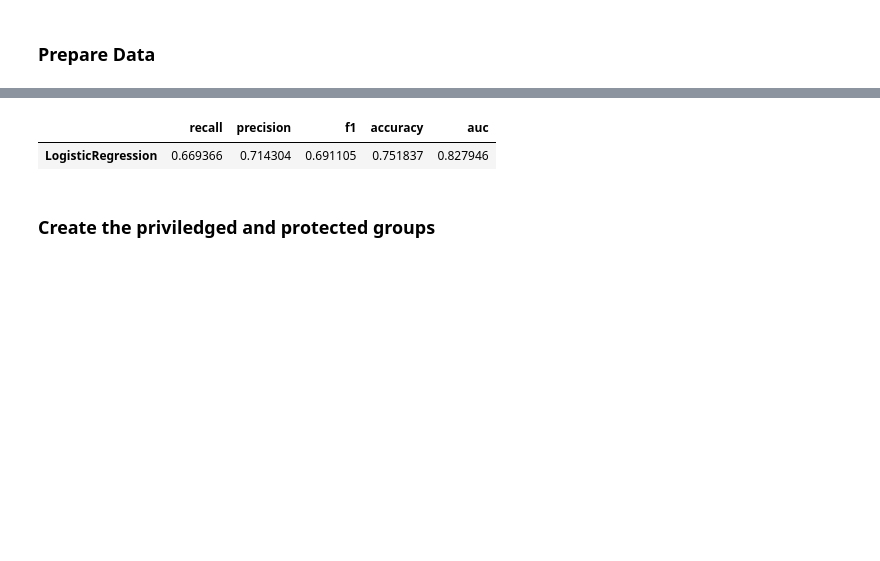
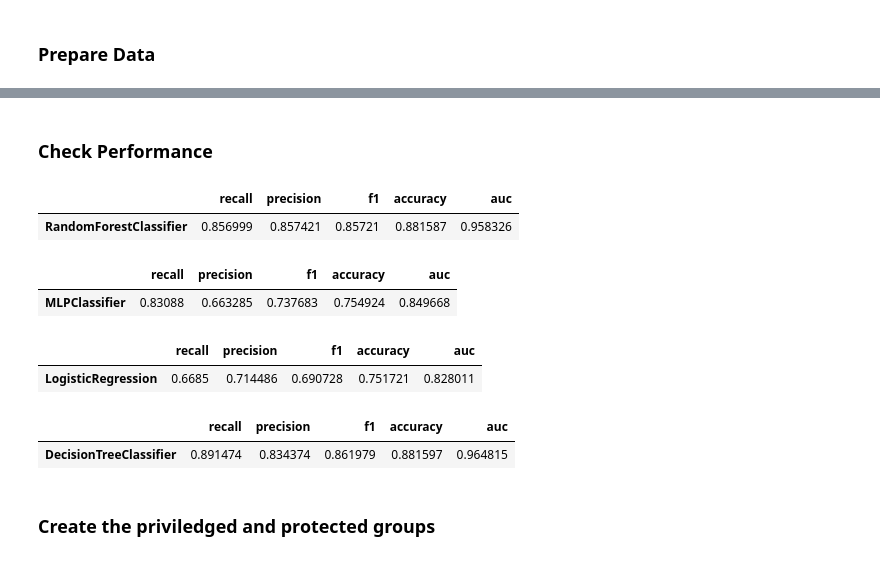
Before and after one commit to adamlin859/casual-statistical-fairness-analysis, a Jupyter notebook: statistical_fairness.ipynb, the cells around one changed output, grey strips where cells are left out. Drawn from its saved outputs; the diff is of its cells as text; code cells hidden in the pictures; blank space fills up the shorter version.

Commit message:
added script for computing statistical fairness metrics for multiple models

```diff
--- a/statistical_fairness.ipynb
+++ b/statistical_fairness.ipynb
@@ -52,0 +29,11 @@ X does not have valid feature names, but StandardScaler was fitted with feature
+# %%
+clf_forest = RandomForestClassifier().fit(X, y)
+clf_mlp = MLPClassifier().fit(X, y)
+clf_logreg = LogisticRegression().fit(X, y)
+clf_dt = DecisionTreeClassifier().fit(X, y)
+# %%
+# create Explainer objects
+exp_forest  = dx.Explainer(clf_forest, X,y, verbose = False)
+exp_mlp  = dx.Explainer(clf_mlp, X,y, verbose = False)
+exp_logreg  = dx.Explainer(clf_logreg, X,y, verbose = False)
+exp_dt = dx.Explainer(clf_dt, X,y, verbose = False)
@@ -53,8 +51,25 @@ X does not have valid feature names, but StandardScaler was fitted with feature
+# %% [markdown]
+### Check Performance
 # %%
-exp.model_performance().result
+exp_forest.model_performance().result
 # %% [output]
 |  | recall | precision | f1 | accuracy | auc |
-| LogisticRegression | 0.669366 | 0.714304 | 0.691105 | 0.751837 | 0.827946 |
+| RandomForestClassifier | 0.856999 | 0.857421 | 0.85721 | 0.881587 | 0.958326 |
+# %%
+exp_mlp.model_performance().result
+# %% [output]
+|  | recall | precision | f1 | accuracy | auc |
+| MLPClassifier | 0.83088 | 0.663285 | 0.737683 | 0.754924 | 0.849668 |
+# %%
+exp_logreg.model_performance().result
+# %% [output]
+|  | recall | precision | f1 | accuracy | auc |
+| LogisticRegression | 0.6685 | 0.714486 | 0.690728 | 0.751721 | 0.828011 |
+# %%
+exp_dt.model_performance().result
+# %% [output]
+|  | recall | precision | f1 | accuracy | auc |
+| DecisionTreeClassifier | 0.891474 | 0.834374 | 0.861979 | 0.881597 | 0.964815 |
 # %% [markdown]
 ### Create the priviledged and protected groups
 # %%
```
Also changed, not shown: parts of 17 cells of this notebook.
